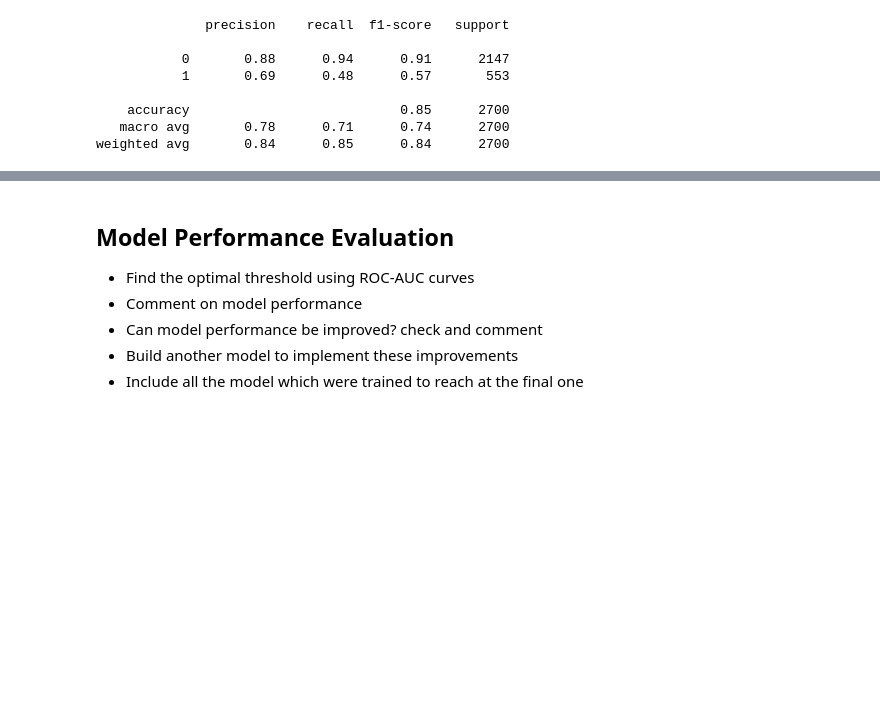
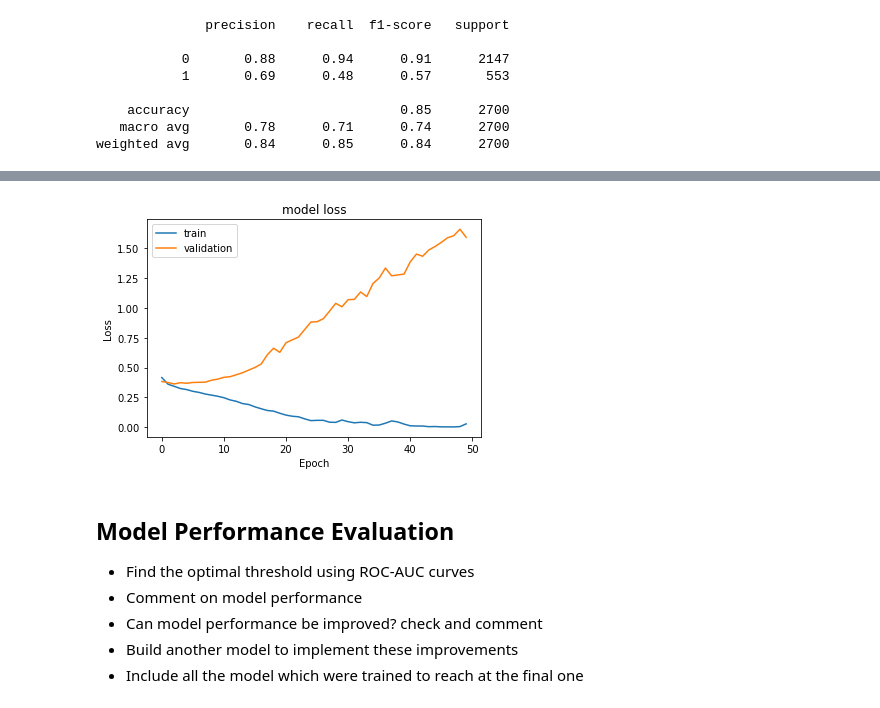
Before and after one commit to kwajpaige/UTAGL_NeuralNetworks, a Jupyter notebook: BankChurnPredictionProject/PaigeSingleton_NeuralNetworks_BankChurnPrediction.ipynb, the cells around one changed output, grey strips where cells are left out. Saved outputs shown, nothing was run; the diff lists cells and outputs as text; code cells hidden in the pictures; blank space fills up the shorter version.

Commit message:
add layers to model for 2nd model (named model 1)

```diff
--- a/BankChurnPredictionProject/PaigeSingleton_NeuralNetworks_BankChurnPrediction.ipynb
+++ b/BankChurnPredictionProject/PaigeSingleton_NeuralNetworks_BankChurnPrediction.ipynb
@@ -806,0 +820,20 @@ weighted avg       0.84      0.85      0.84      2700
+# %%
+# code from stack exchange - https://datascience.stackexchange.com/questions/45165/how-to-get-accuracy-f1-precision-and-recall-for-a-keras-model
+from keras import backend as K
+
+def recall(y_true, y_pred):
+    true_positives = K.sum(K.round(K.clip(y_true * y_pred, 0, 1)))
+    possible_positives = K.sum(K.round(K.clip(y_true, 0, 1)))
+    recall = true_positives / (possible_positives + K.epsilon())
+    return recall
+# %%
+model1 = Sequential()
+      #Adding the hidden and output layers
+model1.add(Dense(256,activation='relu',kernel_initializer='he_uniform',input_dim = X_train.shape[1]))
+model1.add(Dense(128,activation='relu',kernel_initializer='he_uniform'))
+model1.add(Dense(64,activation='relu',kernel_initializer='he_uniform'))
+model1.add(Dense(32,activation='relu',kernel_initializer='he_uniform'))
+model1.add(Dense(1, activation = 'sigmoid'))
+      #Compiling the ANN with Adam optimizer and binary cross entropy loss function
+optimizer = tf.keras.optimizers.Adam(0.001)
+model1.compile(loss='binary_crossentropy',optimizer=optimizer,metrics=[recall])
@@ -806,0 +862,2 @@ weighted avg       0.84      0.85      0.84      2700
+# %%
+history1 = model1.fit(X_train,y_train,batch_size=64,epochs=50,verbose=1,validation_split = 0.2)
@@ -807,3 +882,14 @@ weighted avg       0.84      0.85      0.84      2700
+# %%
+#Plotting Train Loss vs Validation Loss
+plt.plot(history1.history['loss'])
+plt.plot(history1.history['val_loss'])
+plt.title('model loss')
+plt.ylabel('Loss')
+plt.xlabel('Epoch')
+plt.legend(['train', 'validation'], loc='upper left')
+plt.show()
+# %% [output]
+[figure, added]
 # %% [markdown]
 ## Model Performance Evaluation
 - Find the optimal threshold using ROC-AUC curves
```
Also changed, not shown: parts of 15 cells of this notebook.
